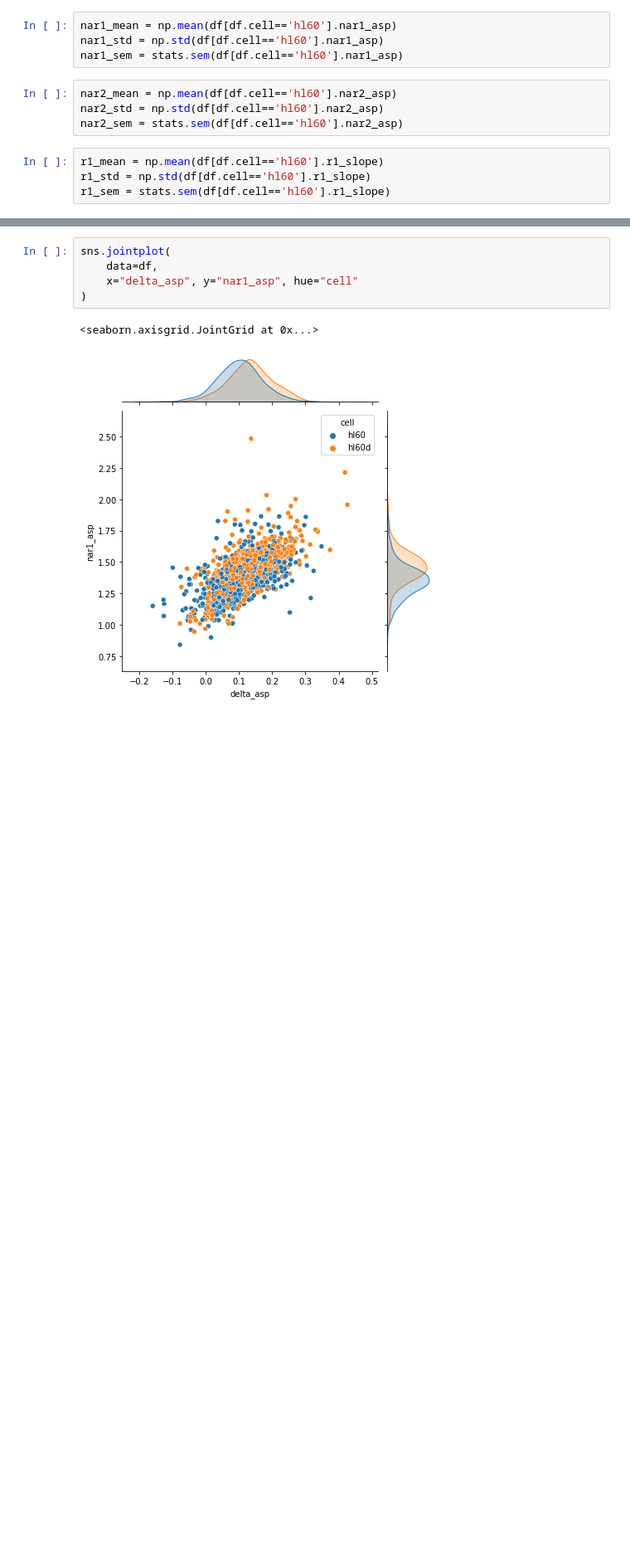
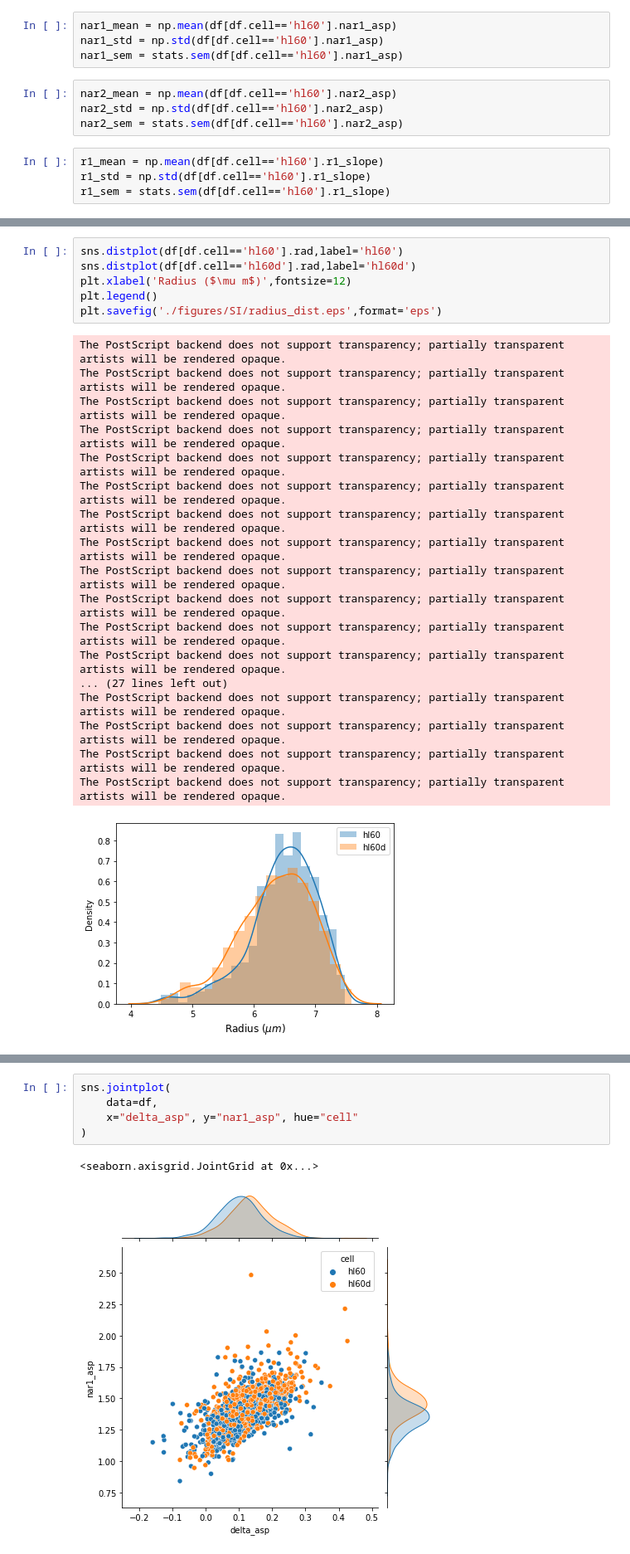
Before and after one commit to siwylab/time-series-dc, a Jupyter notebook: Figure 2.ipynb, the cells around one changed output, grey strips where cells are left out. Shown at 83% size. Cells and saved outputs as stored; diff of their text form; blank space fills up the shorter version.

```diff
--- a/Figure 2.ipynb
+++ b/Figure 2.ipynb
@@ -111 +76,26 @@ Figure2plots.pop_means_sem(df,'Region 1 Slope','r1_slope',output_path = './figur
+# %%
+sns.distplot(df[df.cell=='hl60'].rad,label='hl60')
+sns.distplot(df[df.cell=='hl60d'].rad,label='hl60d')
+plt.xlabel('Radius ($\mu m$)',fontsize=12)
+plt.legend()
+plt.savefig('./figures/SI/radius_dist.eps',format='eps')
+# %% [output]
+The PostScript backend does not support transparency; partially transparent artists will be rendered opaque.
+The PostScript backend does not support transparency; partially transparent artists will be rendered opaque.
+The PostScript backend does not support transparency; partially transparent artists will be rendered opaque.
+The PostScript backend does not support transparency; partially transparent artists will be rendered opaque.
+The PostScript backend does not support transparency; partially transparent artists will be rendered opaque.
+The PostScript backend does not support transparency; partially transparent artists will be rendered opaque.
+The PostScript backend does not support transparency; partially transparent artists will be rendered opaque.
+The PostScript backend does not support transparency; partially transparent artists will be rendered opaque.
+The PostScript backend does not support transparency; partially transparent artists will be rendered opaque.
+The PostScript backend does not support transparency; partially transparent artists will be rendered opaque.
+The PostScript backend does not support transparency; partially transparent artists will be rendered opaque.
+The PostScript backend does not support transparency; partially transparent artists will be rendered opaque.
+... (27 lines left out)
+The PostScript backend does not support transparency; partially transparent artists will be rendered opaque.
+The PostScript backend does not support transparency; partially transparent artists will be rendered opaque.
+The PostScript backend does not support transparency; partially transparent artists will be rendered opaque.
+The PostScript backend does not support transparency; partially transparent artists will be rendered opaque.
+[figure, added]
 # %%
```
Also changed, not shown: parts of 15 cells of this notebook, 10 other files.
